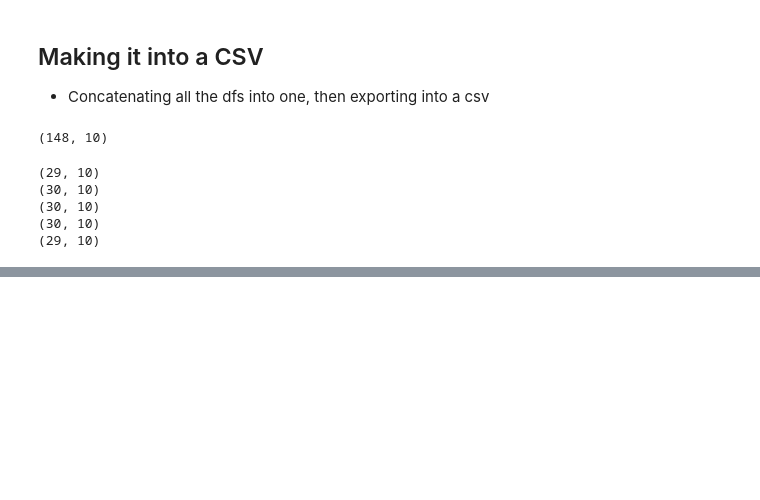
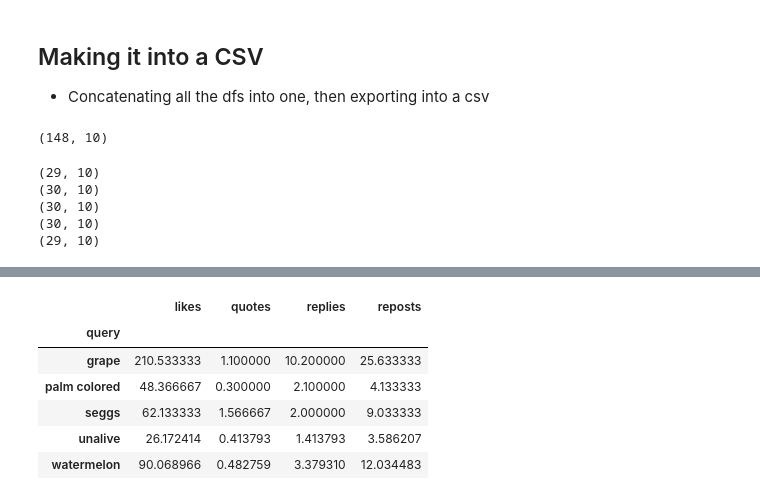
Before and after one commit to Data-Science-for-Linguists-2025/Algospeak-on-Bluesky, a Jupyter notebook: getting_bsky_data.ipynb, the cells around one changed output, grey strips where cells are left out. Cells and saved outputs as stored; diff of their text form; code cells hidden in the pictures; blank space fills up the shorter version.

```diff
--- a/getting_bsky_data.ipynb
+++ b/getting_bsky_data.ipynb
@@ -252,0 +265,10 @@ algospeak_top_df.to_csv('algospeak_top_posts.csv', index=False)
+# %%
+algospeak_top_df.groupby('query')[['likes', 'quotes', 'replies', 'reposts']].mean()
+# %% [output]
+|  | likes | quotes | replies | reposts |
+| query |  |  |  |  |
+| grape | 210.533333 | 1.100000 | 10.200000 | 25.633333 |
+| palm colored | 48.366667 | 0.300000 | 2.100000 | 4.133333 |
+| seggs | 62.133333 | 1.566667 | 2.000000 | 9.033333 |
+| unalive | 26.172414 | 0.413793 | 1.413793 | 3.586207 |
+| watermelon | 90.068966 | 0.482759 | 3.379310 | 12.034483 |
```
Also changed, not shown: parts of 16 cells of this notebook, 2 other files.
